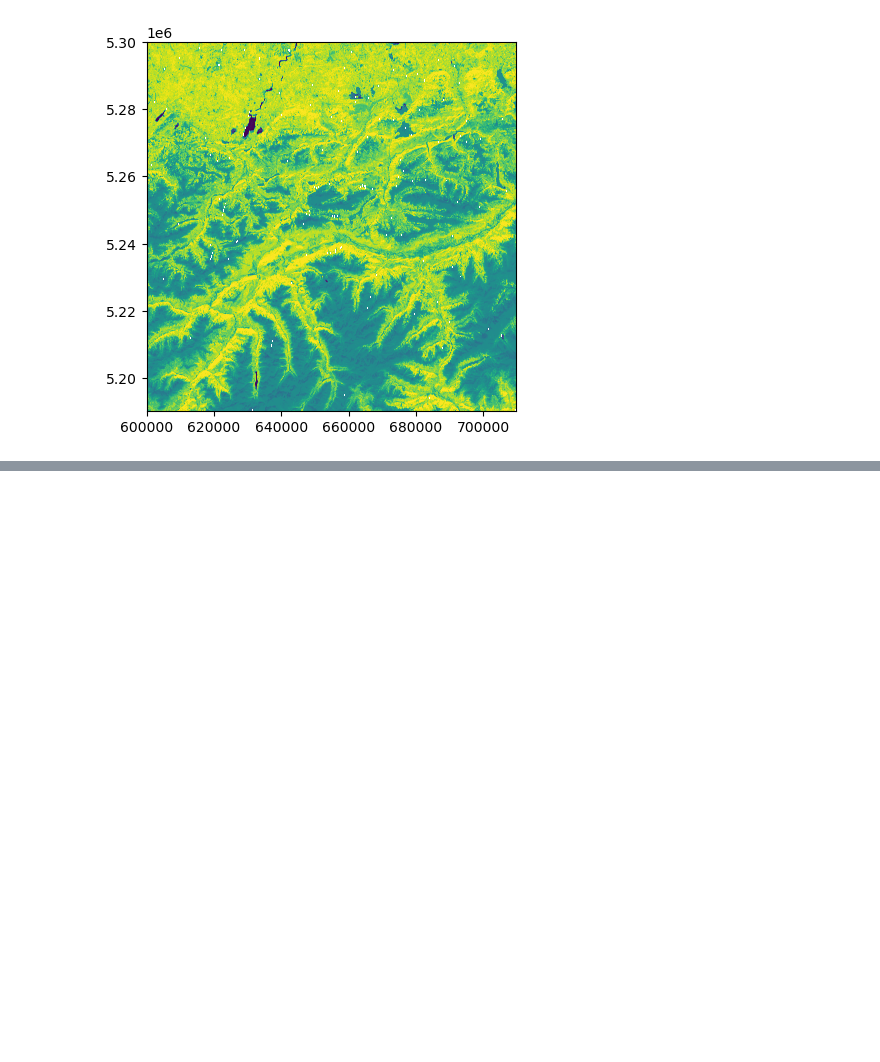
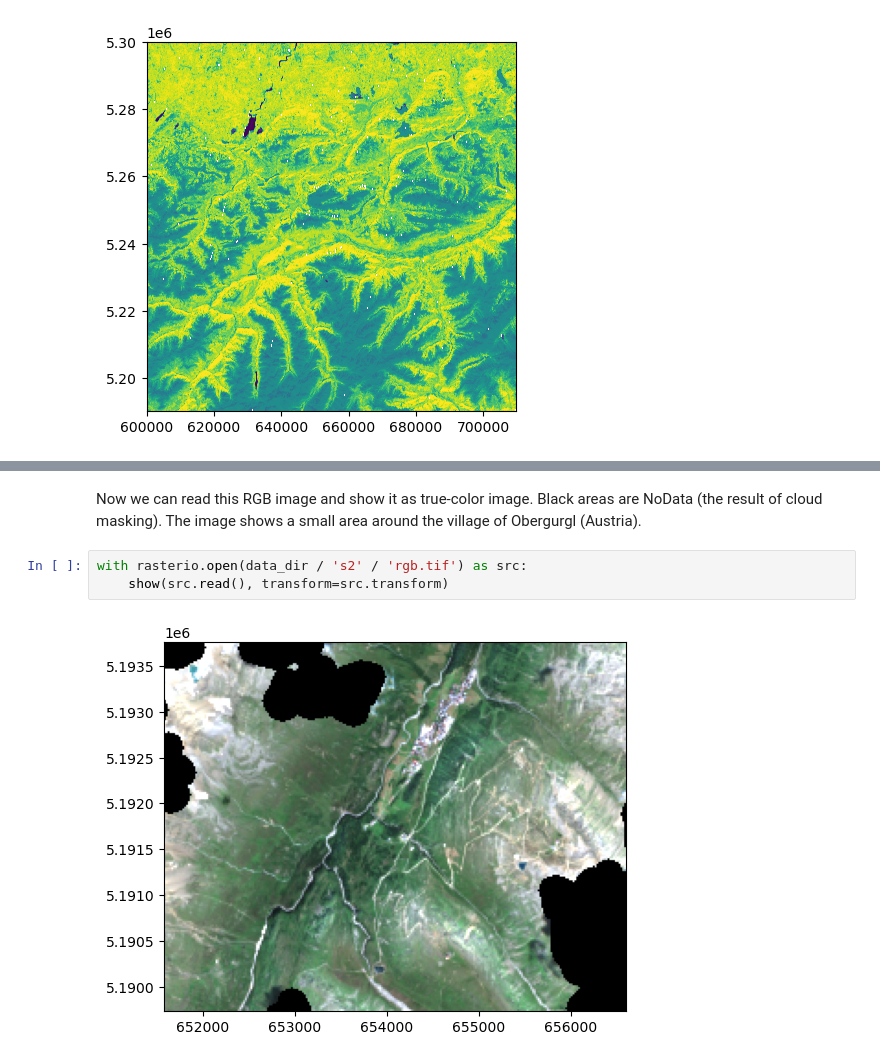
Before and after one commit to 3dgeo-heidelberg/etrainee, a Jupyter notebook: course/module0/rasterio.ipynb, the cells around one changed output, grey strips where cells are left out. Saved outputs shown, nothing was run; the diff lists cells and outputs as text; blank space fills up the shorter version.

```diff
--- a/course/module0/rasterio.ipynb
+++ b/course/module0/rasterio.ipynb
@@ -125,0 +208,7 @@ with rasterio.open(data_dir / 'S2' / 'ndvi.tif') as src:
+# %% [markdown]
+Now we can read this RGB image and show it as true-color image. Black areas are NoData (the result of cloud masking). The image shows a small area around the village of Obergurgl (Austria).
+# %%
+with rasterio.open(data_dir / 's2' / 'rgb.tif') as src:
+    show(src.read(), transform=src.transform)
+# %% [output]
+[figure, added]
```
Also changed, not shown: parts of 22 cells of this notebook.
